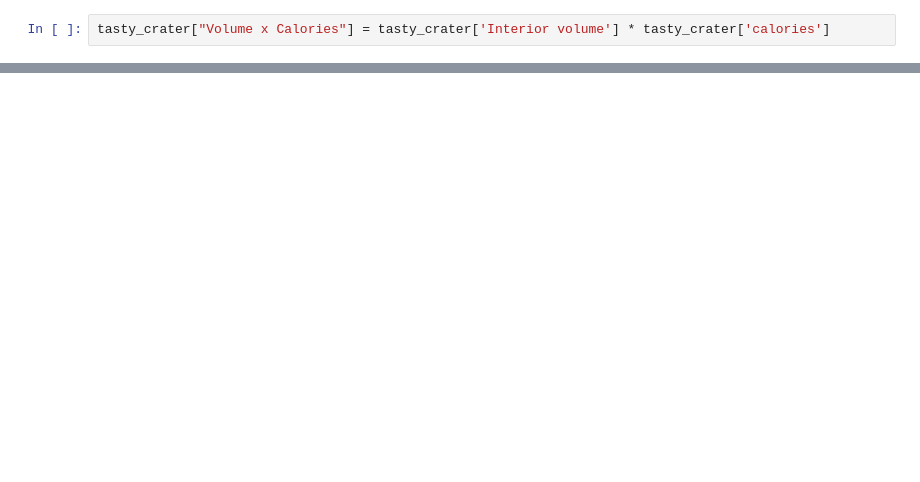
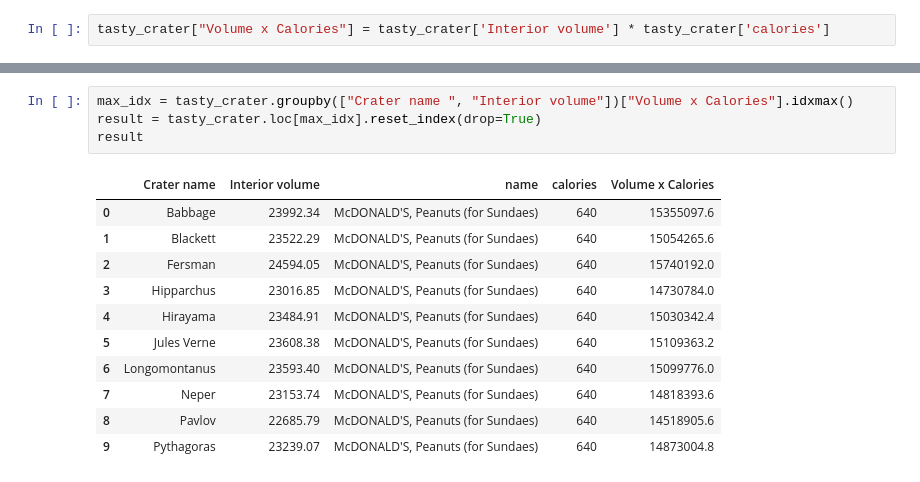
Before and after one commit to mitchconway/code-louisville-final-project, a Jupyter notebook: Final Project.ipynb, the cells around one changed output, grey strips where cells are left out. Drawn from its saved outputs; the diff is of its cells as text; blank space fills up the shorter version.

```diff
--- a/Final Project.ipynb
+++ b/Final Project.ipynb
@@ -103,0 +115,16 @@ tasty_crater[["Crater name ", "Interior volume", "calories", "Volume x Calories"
+# %%
+max_idx = tasty_crater.groupby(["Crater name ", "Interior volume"])["Volume x Calories"].idxmax()
+result = tasty_crater.loc[max_idx].reset_index(drop=True)
+result
+# %% [output]
+|  | Crater name | Interior volume | name | calories | Volume x Calories |
+| 0 | Babbage | 23992.34 | McDONALD'S, Peanuts (for Sundaes) | 640 | 15355097.6 |
+| 1 | Blackett | 23522.29 | McDONALD'S, Peanuts (for Sundaes) | 640 | 15054265.6 |
+| 2 | Fersman | 24594.05 | McDONALD'S, Peanuts (for Sundaes) | 640 | 15740192.0 |
+| 3 | Hipparchus | 23016.85 | McDONALD'S, Peanuts (for Sundaes) | 640 | 14730784.0 |
+| 4 | Hirayama | 23484.91 | McDONALD'S, Peanuts (for Sundaes) | 640 | 15030342.4 |
+| 5 | Jules Verne | 23608.38 | McDONALD'S, Peanuts (for Sundaes) | 640 | 15109363.2 |
+| 6 | Longomontanus | 23593.40 | McDONALD'S, Peanuts (for Sundaes) | 640 | 15099776.0 |
+| 7 | Neper | 23153.74 | McDONALD'S, Peanuts (for Sundaes) | 640 | 14818393.6 |
+| 8 | Pavlov | 22685.79 | McDONALD'S, Peanuts (for Sundaes) | 640 | 14518905.6 |
+| 9 | Pythagoras | 23239.07 | McDONALD'S, Peanuts (for Sundaes) | 640 | 14873004.8 |
```
Also changed, not shown: parts of 28 cells of this notebook, 3 other files.
